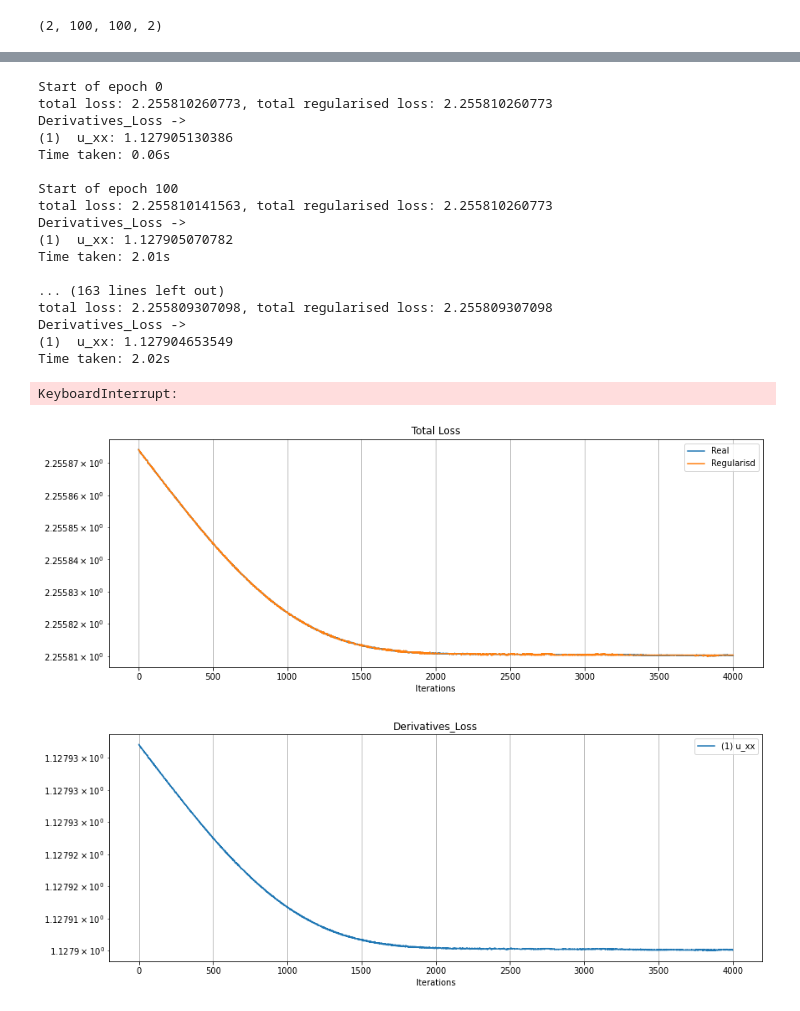
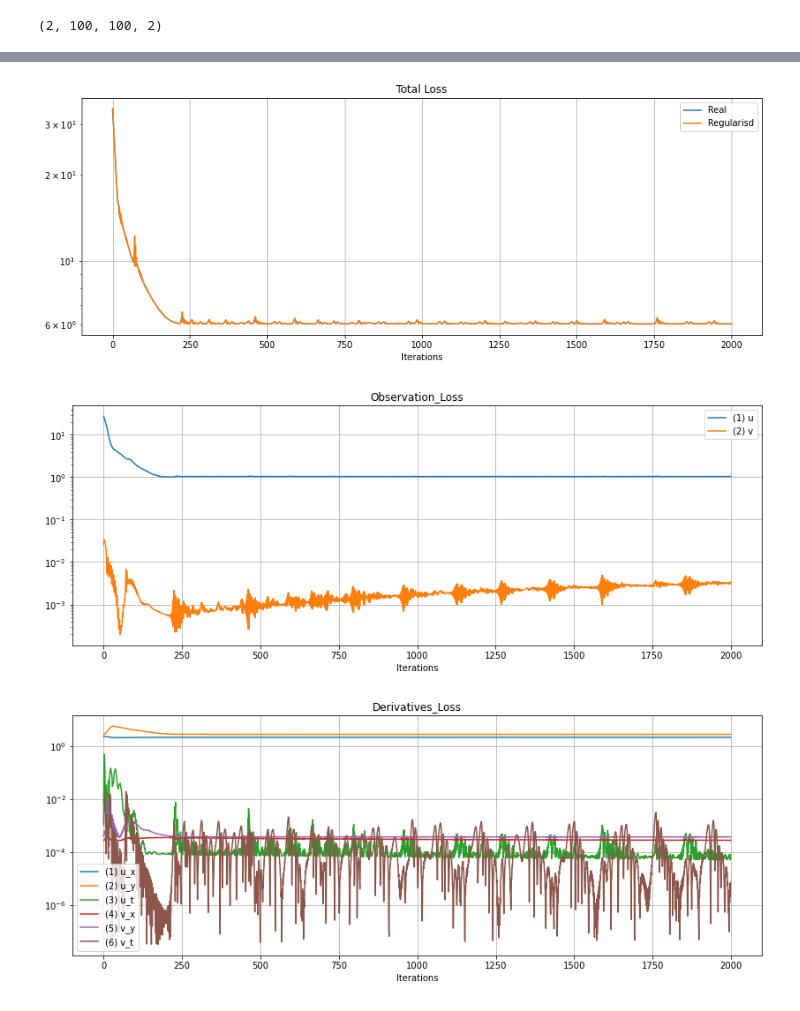
Before and after one commit to rpazuki/morpho_repo, a Jupyter notebook: growth/patch_points_parameter_estimation_derivatives_outputs-Copy3.ipynb, the cells around one changed output, grey strips where cells are left out. Saved outputs shown, nothing was run; the diff lists cells and outputs as text; code cells hidden in the pictures.

```diff
--- a/growth/patch_points_parameter_estimation_derivatives_outputs-Copy3.ipynb
+++ b/growth/patch_points_parameter_estimation_derivatives_outputs-Copy3.ipynb
@@ -158,7 +165,8 @@ data.shape
 indices_all = np.arange(0, x_size*y_size*T, 1).reshape((T, x_size,y_size))
 #indices_sub = indices_all[:, 30:60, 50:80]
 #indices_sub = indices_all[:, 30:65, 50:85]
-indices_sub = indices_all[:, 30:65:10, 50:85:10]
+#indices_sub = indices_all[:, 30:65:10, 50:85:10]
+indices_sub = indices_all[:, 30:65, 50:85]
 block_x = indices_sub.shape[1]
 block_y = indices_sub.shape[2]
 block_size = indices_sub.shape[1]*indices_sub.shape[2]
@@ -168,7 +176,7 @@ model_params = {'training_data_size': x_size*y_size*T,
                 'pde_data_size': x_size*y_size*T,
                 'boundary_data_size':((x_size + y_size)*T),
                 'diffusion': diff_Y,
-                'derivatives':[c_xx, c_yy, c_t],
+                'derivatives':[c_x, c_y, c_t],
                 'signal_to_noise':0.0,
                 'shuffle':False,
                 'idx_data':indices_sub.flatten()}
@@ -340,7 +396,10 @@ array([[0., 0.]])
+# %%
+sizes = ds_obs.sizes
+ds_obs = ds_obs.shuffle(np.max(sizes))
+setattr(ds_obs,"sizes", sizes)
 # %%
-#modelKM.optimizer.lr.assign(1e-4)
-results_KM = modelKM.train(epochs = 3000+1,
-                          batch_size = 16,
+results_KM = modelKM.train(epochs = 2000+1,
+                          batch_size = 2450,
                           dataset = ds_obs,
                           print_interval=100,
                           stop_threshold = 9e-7,
@@ -370,31 +428,0 @@ Time taken: 5.01s
-# %%
-modelKM.optimizer.lr.assign(1e-4)
-results_KM3 = modelKM.train(epochs = 3000+1,
-                          batch_size = 16,
-                          dataset = ds_obs,
-                          print_interval=100,
-                          stop_threshold = 9e-7,
-                          sample_losses = True,
-                          sample_regularisations = False,
-                          regularise=False,
-                          regularise_interval=1,
-                          relative_mean_denominators=None)
-# %% [output]
-Start of epoch 0
-total loss: 2.255810260773, total regularised loss: 2.255810260773
-Derivatives_Loss ->
-(1)  u_xx: 1.127905130386
-Time taken: 0.06s
-
-Start of epoch 100
-total loss: 2.255810141563, total regularised loss: 2.255810260773
-Derivatives_Loss ->
-(1)  u_xx: 1.127905070782
-Time taken: 2.01s
-
-... (163 lines left out)
-total loss: 2.255809307098, total regularised loss: 2.255809307098
-Derivatives_Loss ->
-(1)  u_xx: 1.127904653549
-Time taken: 2.02s
-KeyboardInterrupt:
@@ -401,6 +432,6 @@ KeyboardInterrupt:
 # %%
-plot_result(merge_dict( results_KM, results_KM2),
-           modelKM, start=2000 ,skip=1)
+plot_result(merge_dict(results_KM, ), modelKM, param_names=pde_resKM.parameter_names())
 # %% [output]
-[figure, old version]
+[figure, new version]
-[figure, old version]
+[figure, new version]
+[figure, added]
```
Also changed, not shown: parts of 84 cells of this notebook, 10 other files.
